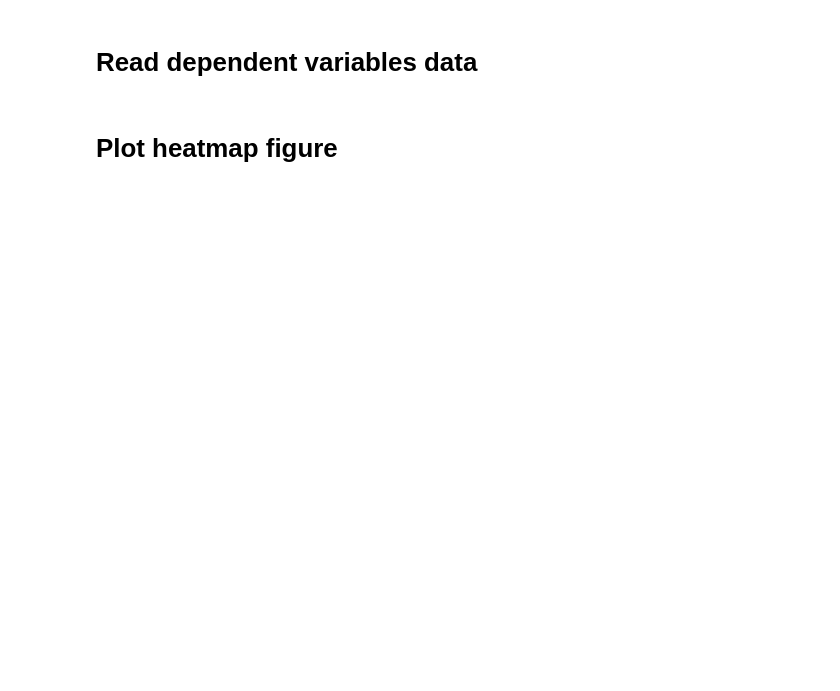
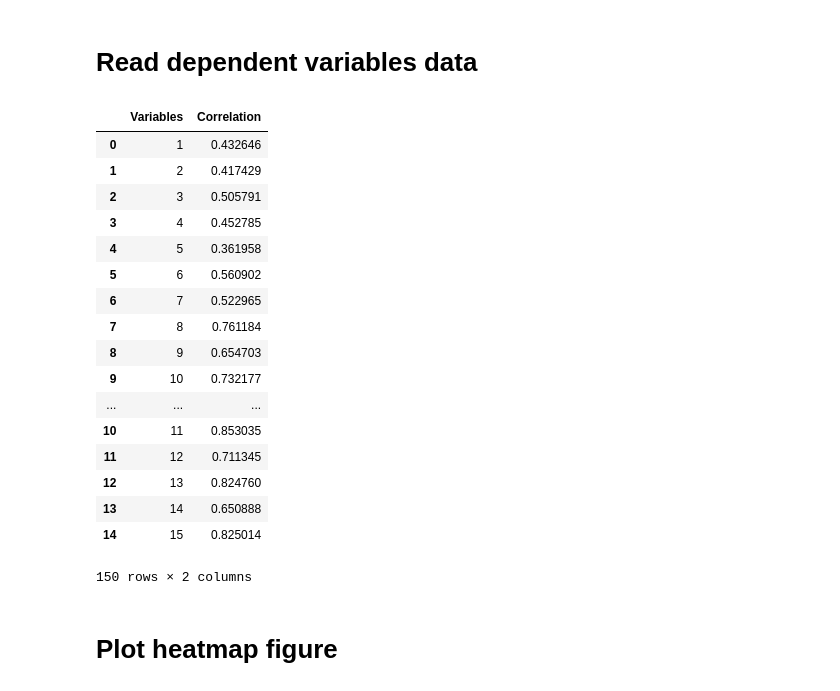
Before and after one commit to tocunha/Community_success, a Jupyter notebook: plot_dependent_variables_correlations.ipynb, the cells around one changed output. Drawn from its saved outputs; the diff is of its cells as text; code cells hidden in the pictures; blank space fills up the shorter version.

```diff
--- a/plot_dependent_variables_correlations.ipynb
+++ b/plot_dependent_variables_correlations.ipynb
@@ -71,33 +71,54 @@ def get_correlations_kendall_Tau(dataset):
     #growth commenters x avg posts
     cors[10], pvalue = kendalltau(dataset.growth_1year_comments, dataset.avg_posts)
     #growth commenters x avg commenters
     cors[11], pvalue = kendalltau(dataset.growth_1year_comments, dataset.avg_comments)
     #growth commenters x growth posters
     cors[12], pvalue = kendalltau(dataset.growth_1year_comments, dataset.growth_1year_posts)
     #growth posters x avg posts
     cors[13], pvalue = kendalltau(dataset.growth_1year_posts, dataset.avg_posts)
     #growth posters x avg comments
     cors[14], pvalue = kendalltau(dataset.growth_1year_posts, dataset.avg_comments)
     #avg posts x avg comments
     cors[15], pvalue = kendalltau(dataset.avg_posts, dataset.avg_comments)
     df = pd.DataFrame(list(cors.items()), columns=['Variables', 'Correlation'])
     return df
 
 
 #Compute correlations
 dfs = []
 dfs.append(get_correlations(dataset_10))
 dfs.append(get_correlations(dataset_20))
 dfs.append(get_correlations(dataset_30))
 dfs.append(get_correlations(dataset_40))
 dfs.append(get_correlations(dataset_50))
 dfs.append(get_correlations(dataset_60))
 dfs.append(get_correlations(dataset_70))
 dfs.append(get_correlations(dataset_80))
 dfs.append(get_correlations(dataset_90))
 dfs.append(get_correlations(dataset_100))
 
 dfs = pd.concat(dfs)
+
+dfs
+# %% [output]
+|  | Variables | Correlation |
+| 0 | 1 | 0.432646 |
+| 1 | 2 | 0.417429 |
+| 2 | 3 | 0.505791 |
+| 3 | 4 | 0.452785 |
+| 4 | 5 | 0.361958 |
+| 5 | 6 | 0.560902 |
+| 6 | 7 | 0.522965 |
+| 7 | 8 | 0.761184 |
+| 8 | 9 | 0.654703 |
+| 9 | 10 | 0.732177 |
+| ... | ... | ... |
+| 10 | 11 | 0.853035 |
+| 11 | 12 | 0.711345 |
+| 12 | 13 | 0.824760 |
+| 13 | 14 | 0.650888 |
+| 14 | 15 | 0.825014 |
+150 rows × 2 columns
 # %% [markdown]
 <h1>Plot heatmap figure</h1>
 # %%
```
Also changed, not shown: parts of 2 cells of this notebook, 2 other files.
